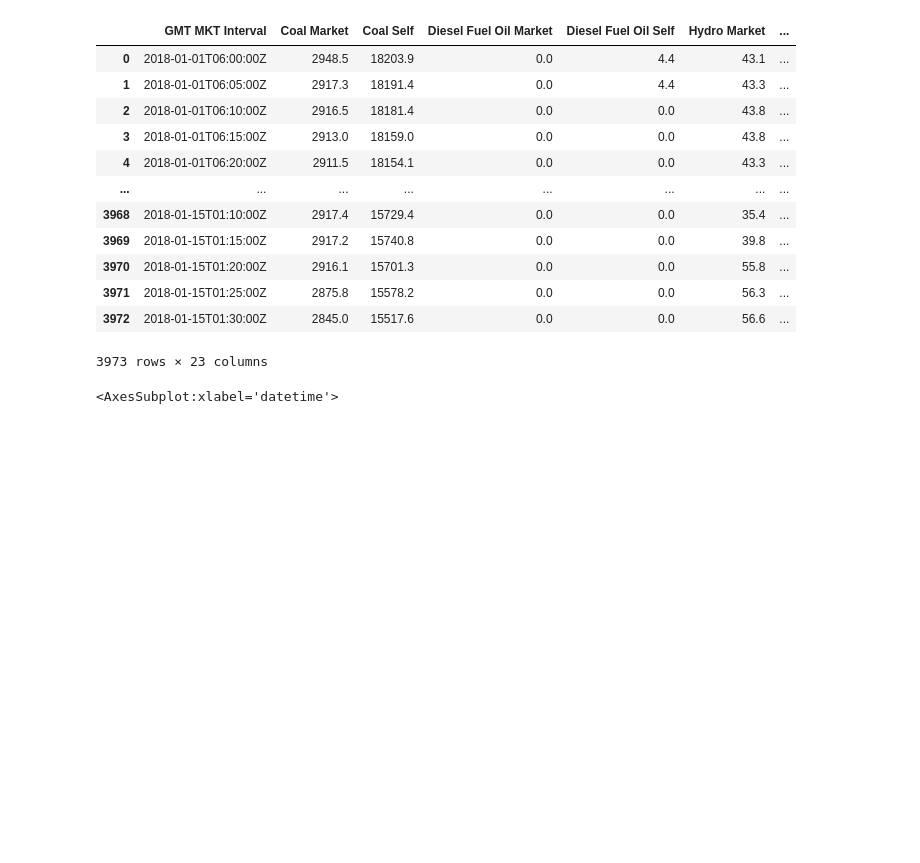
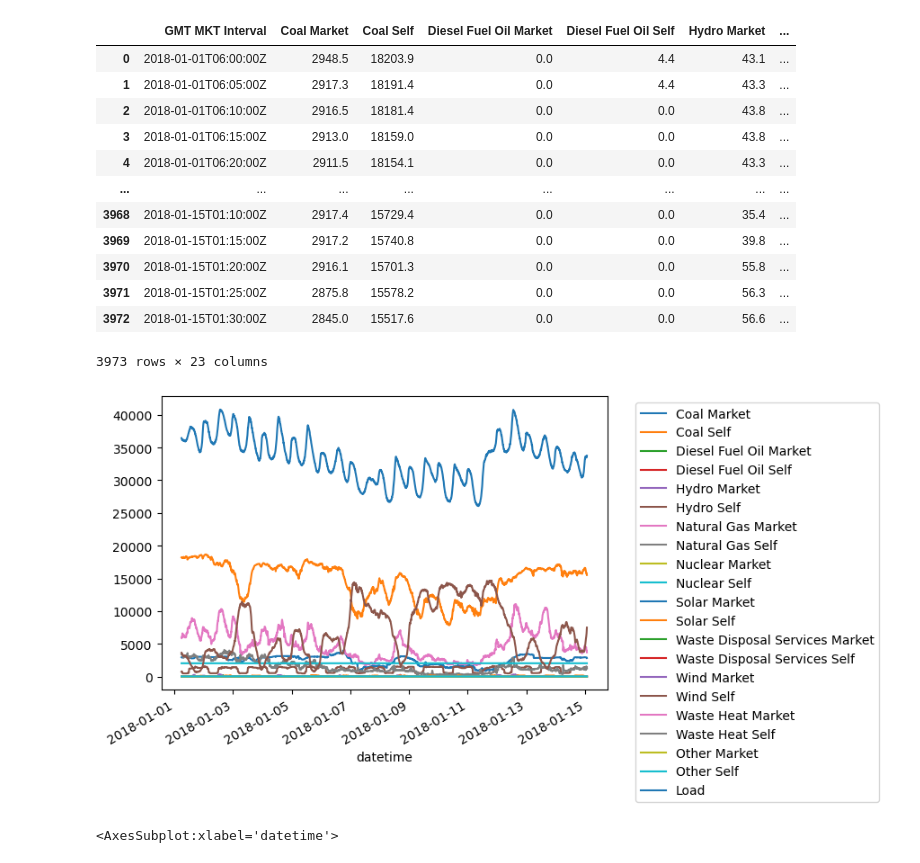
Before and after one commit to QingweiMeng1234/Project-1018, a Jupyter notebook: GenMixAnalysis/CC_GenFuelMix_Kalman.ipynb, the cells around one changed output. Drawn from its saved outputs; the diff is of its cells as text; code cells hidden in the pictures; blank space fills up the shorter version.

Commit message:
UpdateGenFuelMixKalman
did another KF attempt, more histograms, residual plotting

```diff
--- a/GenMixAnalysis/CC_GenFuelMix_Kalman.ipynb
+++ b/GenMixAnalysis/CC_GenFuelMix_Kalman.ipynb
@@ -194,6 +244,8 @@ GenMix_nanremoved
 397386 rows × 23 columns
 # %%
 GenMix_nanremoved.to_pickle('GenMix_nanremoved.pkl')
+# %%
+GenMix_nanremoved = pd.read_pickle('GenMix_nanremoved.pkl')
 # %% [markdown]
 #### Consolidate fuel types
 # %%
@@ -347,6 +401,12 @@ GenMix_train
 | 3971 | 2018-01-15T01:25:00Z | 2875.8 | 15578.2 | 0.0 | 0.0 | 56.3 | ... |
 | 3972 | 2018-01-15T01:30:00Z | 2845.0 | 15517.6 | 0.0 | 0.0 | 56.6 | ... |
 3973 rows × 23 columns
+# %%
+GenMix_train.plot(x = "datetime")
+plt.legend(bbox_to_anchor=(1.05, 1.0), loc='upper left')
+plt.show()
+# %% [output]
+[figure, added]
 # %%
 GenMix_cons_train.plot(x = "datetime")
 # %% [output]
```
Also changed, not shown: parts of 55 cells of this notebook, 2 other files.
